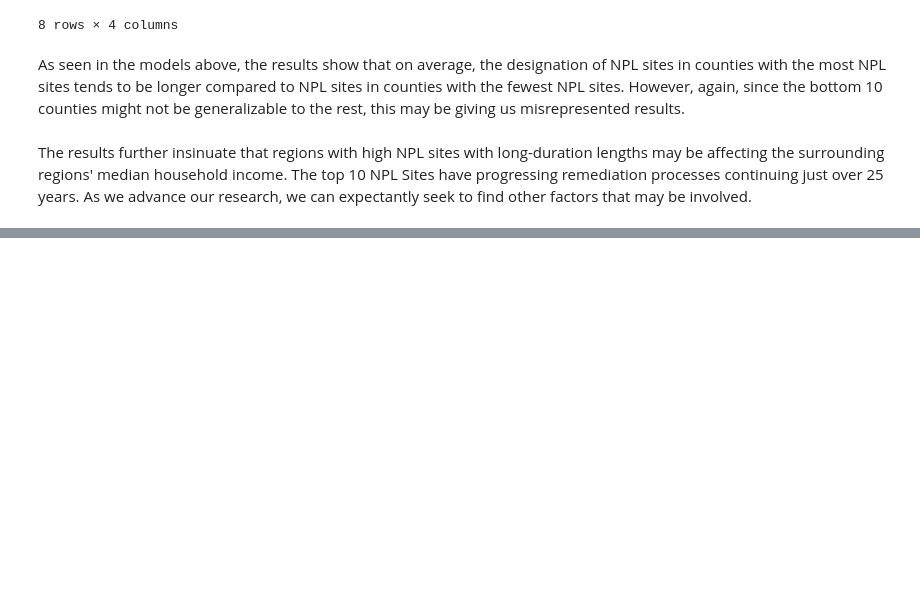
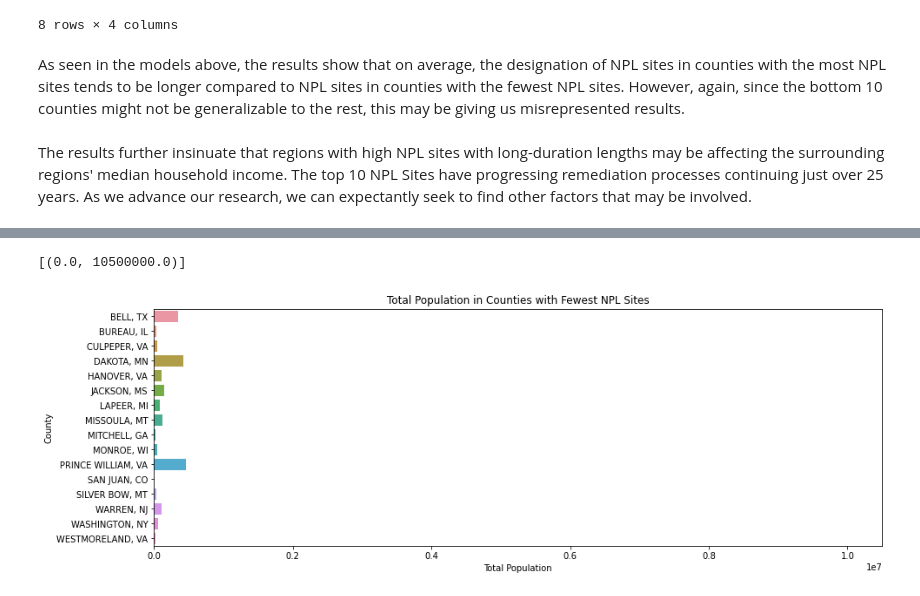
Before and after one commit to jeinuh/superfund-project, a Jupyter notebook: EDACheckpoint_group011.ipynb, the cells around one changed output, grey strips where cells are left out. Saved outputs shown, nothing was run; the diff lists cells and outputs as text; code cells hidden in the pictures; blank space fills up the shorter version.

```diff
--- a/EDACheckpoint_group011.ipynb
+++ b/EDACheckpoint_group011.ipynb
@@ -395,0 +433,4 @@ The results further insinuate that regions with high NPL sites with long-duratio
+# %%
+pop_bottom_10 = pop_counties[615-10:]
+pop_bottom_df = pop_df[pop_df['county'].isin(pop_bottom_10)]
+pop_bottom_df
@@ -395,0 +457,11 @@ The results further insinuate that regions with high NPL sites with long-duratio
+# %%
+fig, ax = plt.subplots(figsize=(15,5))
+pop_bottom_plot = sns.barplot(x="Total Population", y="county", data=pop_bottom_df)
+
+pop_bottom_plot.set_title('Total Population in Counties with Fewest NPL Sites')
+pop_bottom_plot.set_xlabel('Total Population')
+pop_bottom_plot.set_ylabel('County')
+pop_bottom_plot.set(xlim=(0, 10500000))
+# %% [output]
+[(0.0, 10500000.0)]
+[figure, added]
```
Also changed, not shown: parts of 20 cells of this notebook.
